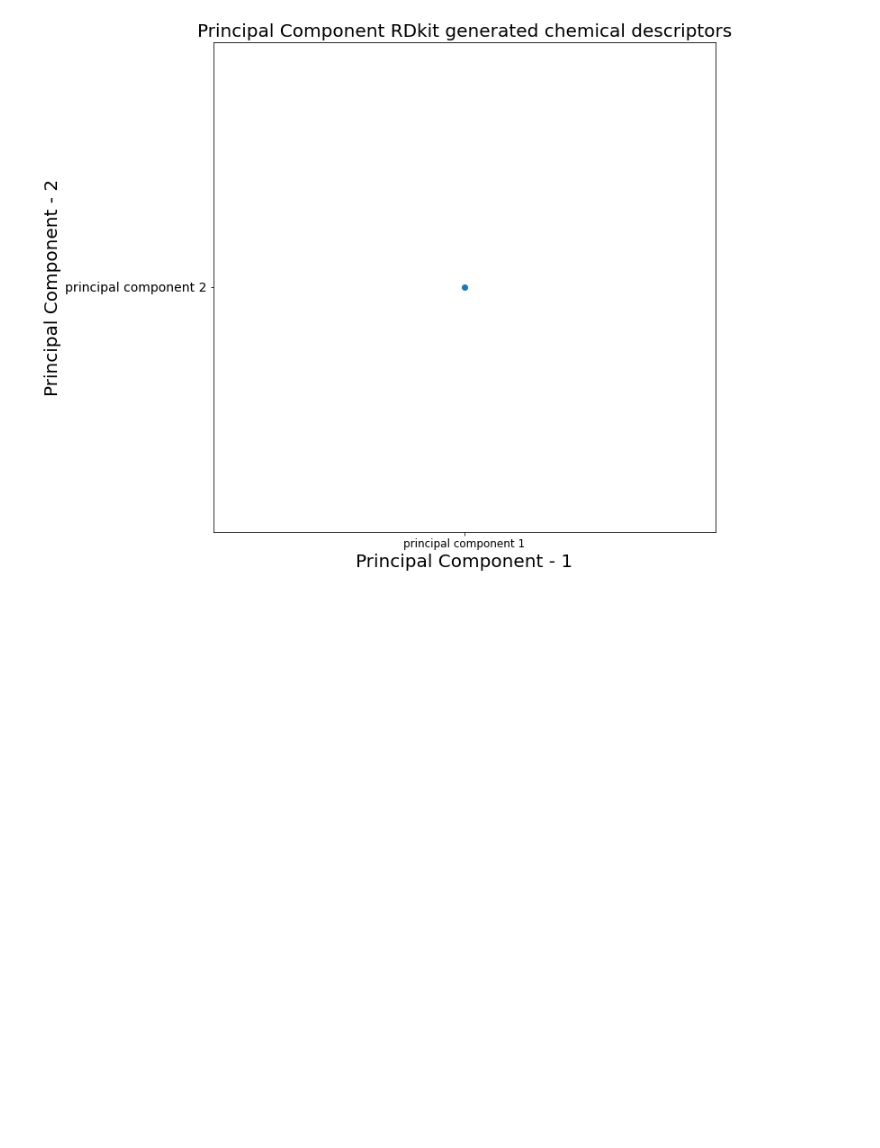
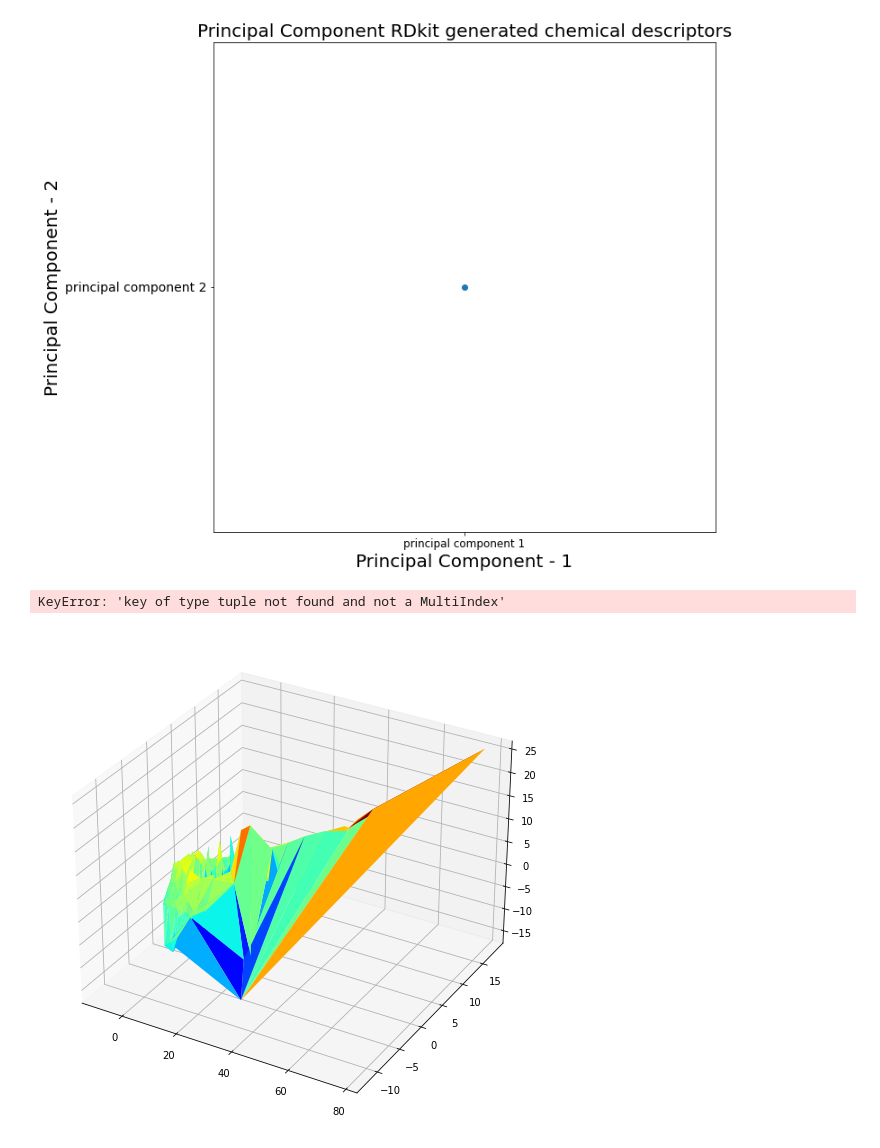
Before and after one commit to meidelien/Metabolic-network-layout-using-biochemical-coordinates, a Jupyter notebook: Notebooks/PCA.ipynb, the cells around one changed output. Drawn from its saved outputs; the diff is of its cells as text; code cells hidden in the pictures; blank space fills up the shorter version.

```diff
--- a/Notebooks/PCA.ipynb
+++ b/Notebooks/PCA.ipynb
@@ -122,3 +117,31 @@ plt.scatter(x ="principal component 1", y = "principal component 2")
 <matplotlib.collections.PathCollection at 0x...>
 <Figure size 432x288 with 0 Axes>
 [figure]
+# %%
+import matplotlib.pyplot as plt
+import pandas as pd
+
+
+x  = principal_descriptors_df["principal component 1"]
+y  = principal_descriptors_df["principal component 2"]
+
+plt.scatter(x[:1], x[:,2], c=y)
+
+
+plt.show()
+# %% [output]
+KeyError: 'key of type tuple not found and not a MultiIndex'
+# %%
+import numpy as np
+import matplotlib.pyplot as plt
+from matplotlib import cm
+from matplotlib.ticker import LinearLocator, FormatStrFormatter
+from mpl_toolkits.mplot3d import Axes3D
+import plotly
+fig = plt.figure(figsize=(14, 9))
+ax = plt.axes(projection="3d")
+
+ax.plot_trisurf(principal_descriptors_df.PC1, principal_descriptors_df.PC2, principal_descriptors_df.PC3, cmap=cm.jet, linewidth=0.2,antialiased = True)
+plt.show()
+# %% [output]
+[figure, added]
```
Also changed, not shown: parts of 19 cells of this notebook, 1 other file.
